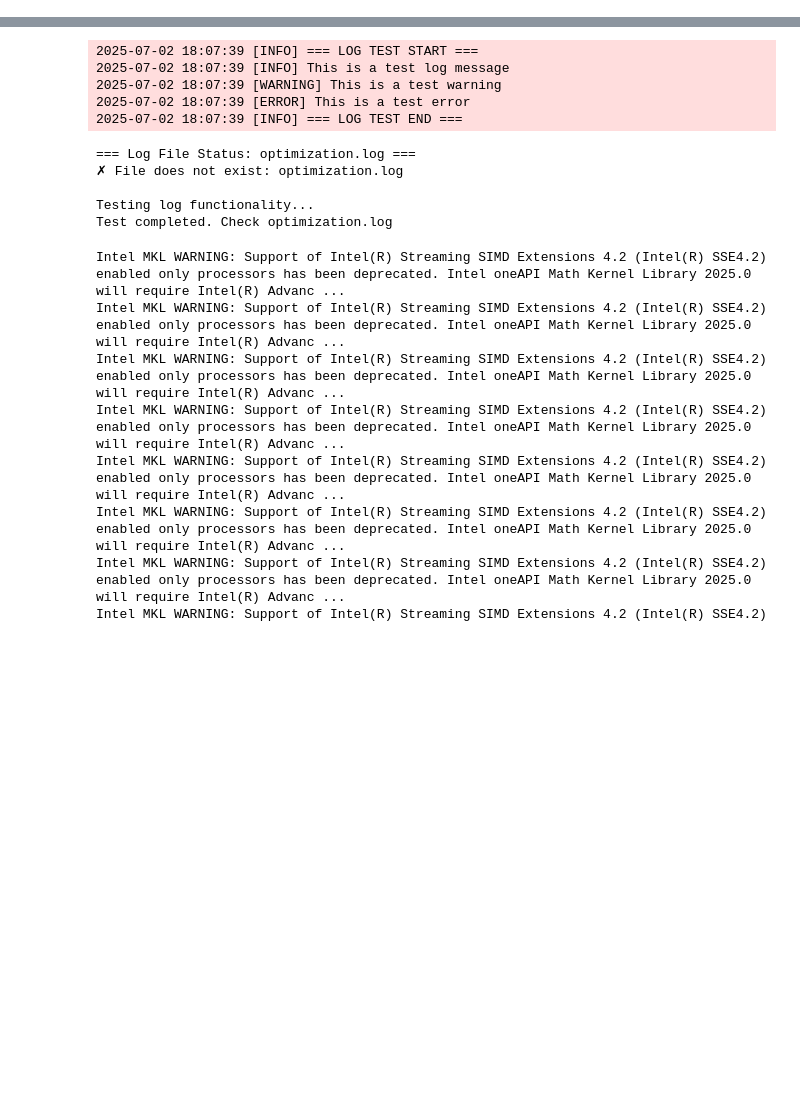
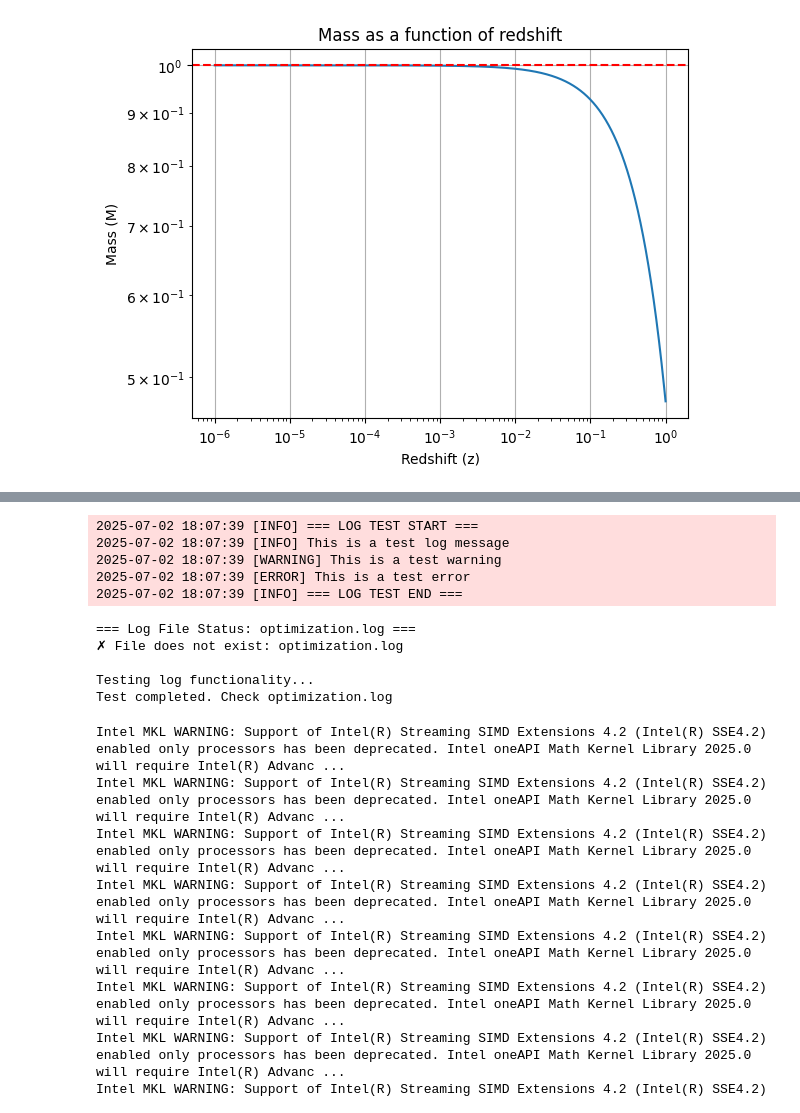
Before and after one commit to gomeshun/sashimi-c, a Jupyter notebook: dev_r_dependent.ipynb, the cells around one changed output, grey strips where cells are left out. Drawn from its saved outputs; the diff is of its cells as text; code cells hidden in the pictures; blank space fills up the shorter version.

```diff
--- a/dev_r_dependent.ipynb
+++ b/dev_r_dependent.ipynb
@@ -36,6 +163,9 @@ NameError: name 'results' is not defined
 # %%
 import matplotlib.pyplot as plt
 import numpy as np
+import sashimi_c
+
+sh = sashimi_c.subhalo_properties()
 
 # print(np.array(results[4]))
 
@@ -72,6 +202,7 @@ def plot_hist(q_bin,bins,m0_min, m0_max,
     q = q.reshape(-1)
     w = weight_combined.reshape(-1)
     m0 = np.array(m_z0).reshape(-1)
+    z_acc = np.array(z_acc).reshape(-1)
     mask = np.array(survive).reshape(-1)  # survive
     mask = mask & np.array(m0 > m0_min).reshape(-1)   # only plot for m0 > m0_min
     mask = mask & np.array(m0 < m0_max).reshape(-1)
@@ -96,6 +227,23 @@ def plot_hist(q_bin,bins,m0_min, m0_max,
              bins=bins,
              histtype='step',)
     plt.show()
+    # plt.scatter(
+    #     q[mask],
+    #     z_acc[mask],
+    #     s=1,
+    #     c=w[mask],
+    #     cmap='viridis',
+    # )
+    plt.hist2d(q[mask],
+               z_acc[mask],
+               bins=[q_bin, 32],
+               weights=w[mask],
+               cmap='viridis')
+    plt.colorbar()
+    plt.xlabel('q')
+    plt.ylabel('z_acc')
+    plt.title('z_acc vs q')
+    plt.show()
     # unpack val
     val = hist_ret[0]
     edges = hist_ret[1]
@@ -151,0 +337,18 @@ Setting k from 1.0 to 1.2469363523742556
+# %%
+import matplotlib.pyplot as plt
+import numpy as np
+
+z = np.logspace(-6, 0, 1024)
+Mhost = 1e12  # Host mass in solar masses
+m = sh.Mzzi(Mhost, z, 0)
+plt.plot(z, m/Mhost, label='Mzzi(Mhost, z, 0)')
+plt.axhline(1, color='r', linestyle='--', label='Mhost')
+plt.xlabel('Redshift (z)')
+plt.ylabel('Mass (M)')
+plt.title('Mass as a function of redshift')
+plt.grid()
+plt.xscale('log')
+plt.yscale('log')
+plt.show()
+# %% [output]
+[figure, added]
```
Also changed, not shown: parts of 10 cells of this notebook.
